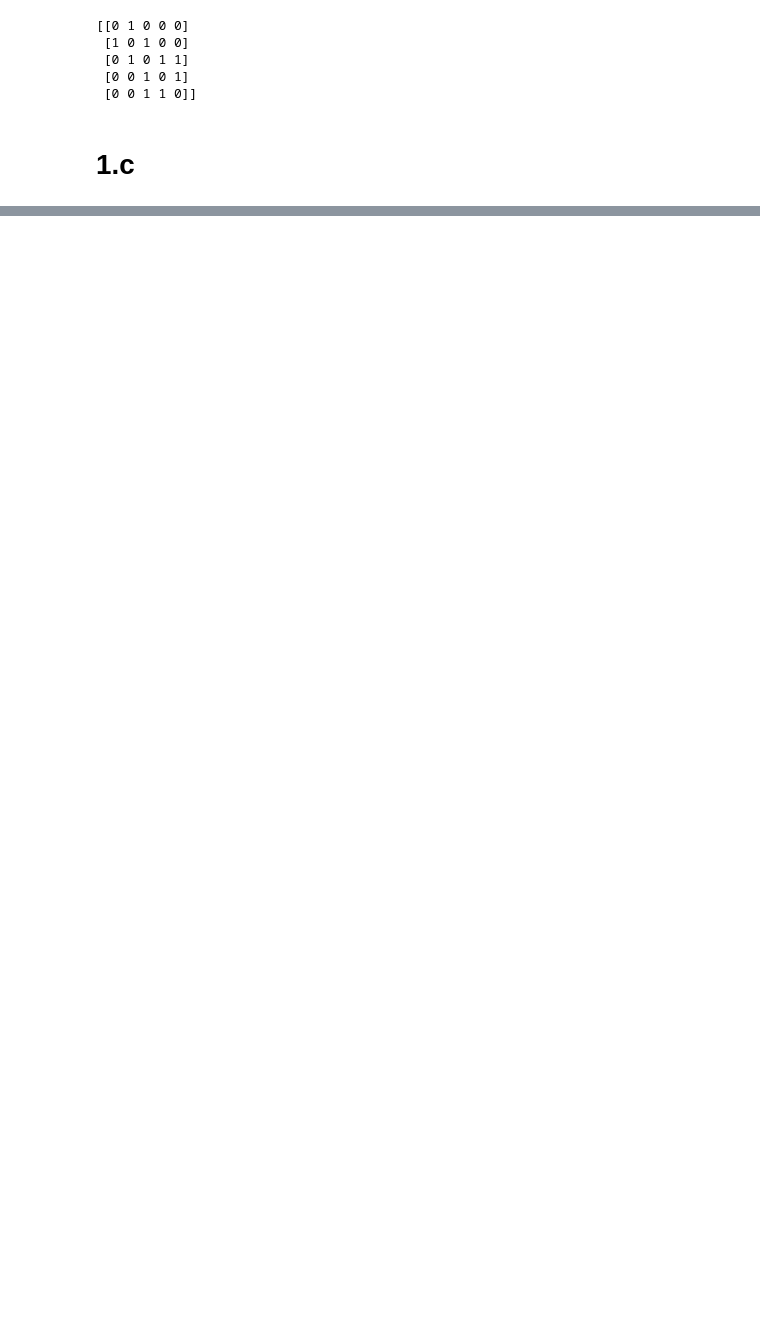
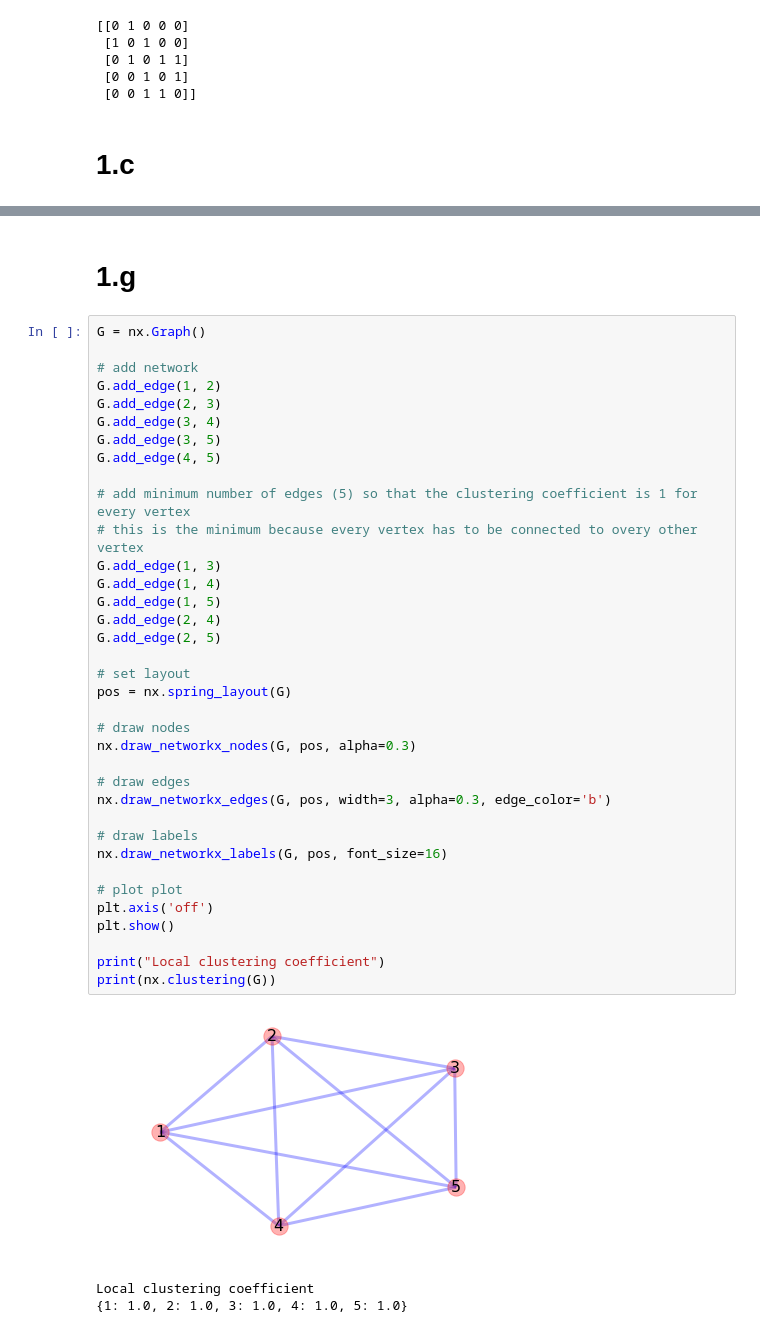
Before and after one commit to Teaksters/EpidemicsNetwork, a Jupyter notebook: Lab7.ipynb, the cells around one changed output, grey strips where cells are left out. Cells and saved outputs as stored; diff of their text form; blank space fills up the shorter version.

```diff
--- a/Lab7.ipynb
+++ b/Lab7.ipynb
@@ -67,0 +122,42 @@ print(amatrix.todense())
+# %% [markdown]
+# 1.g
+# %%
+G = nx.Graph()
+
+# add network
+G.add_edge(1, 2)
+G.add_edge(2, 3)
+G.add_edge(3, 4)
+G.add_edge(3, 5)
+G.add_edge(4, 5)
+
+# add minimum number of edges (5) so that the clustering coefficient is 1 for every vertex
+# this is the minimum because every vertex has to be connected to overy other vertex
+G.add_edge(1, 3)
+G.add_edge(1, 4)
+G.add_edge(1, 5)
+G.add_edge(2, 4)
+G.add_edge(2, 5)
+
+# set layout
+pos = nx.spring_layout(G)
+
+# draw nodes
+nx.draw_networkx_nodes(G, pos, alpha=0.3)
+
+# draw edges
+nx.draw_networkx_edges(G, pos, width=3, alpha=0.3, edge_color='b')
+
+# draw labels
+nx.draw_networkx_labels(G, pos, font_size=16)
+
+# plot plot
+plt.axis('off')
+plt.show()
+
+print("Local clustering coefficient")
+print(nx.clustering(G))
+# %% [output]
+[figure, added]
+Local clustering coefficient
+{1: 1.0, 2: 1.0, 3: 1.0, 4: 1.0, 5: 1.0}
```
Also changed, not shown: parts of 11 cells of this notebook.
